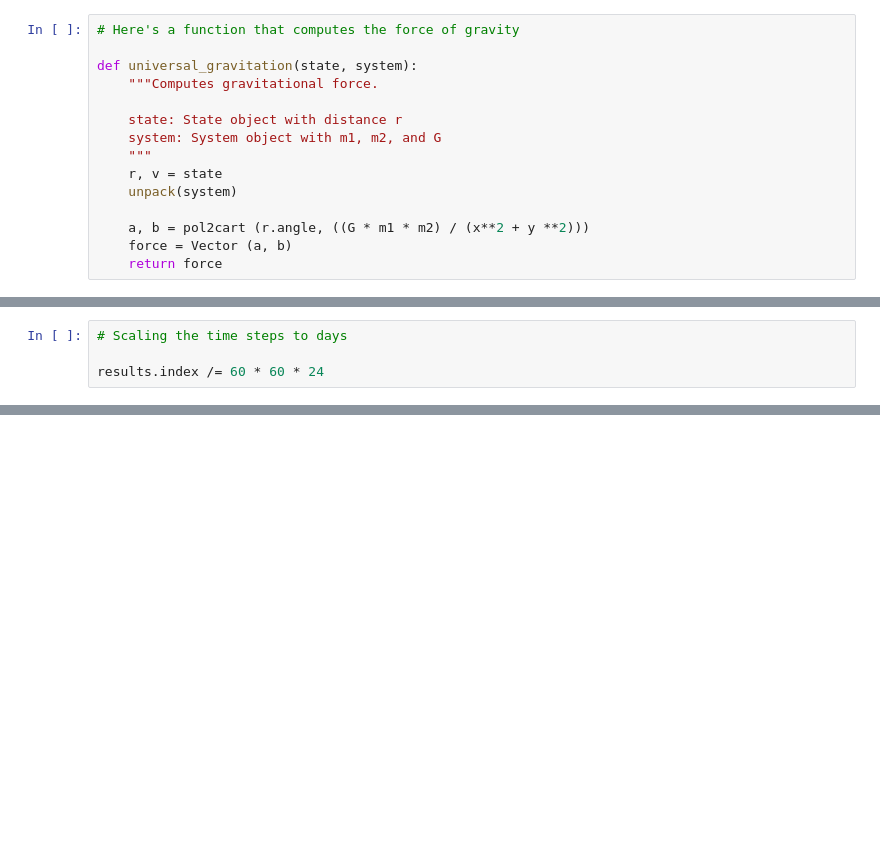
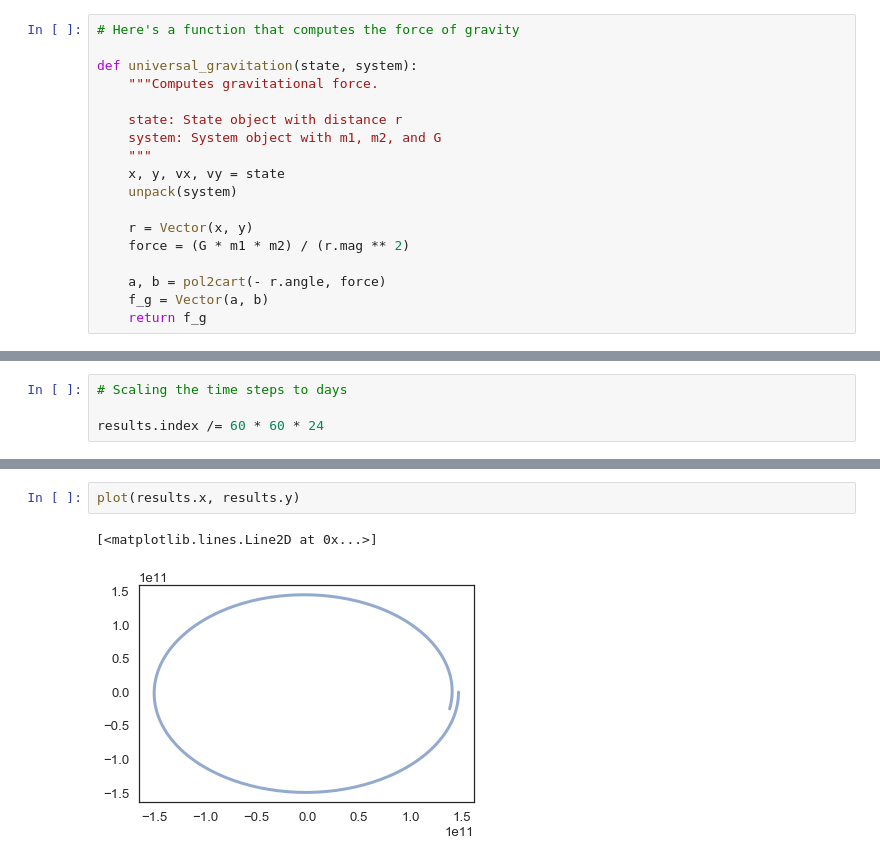
Before and after one commit to sbansal22/ModSimPy, a Jupyter notebook: code/orbit_homework.ipynb, the cells around one changed output, grey strips where cells are left out. Cells and saved outputs as stored; diff of their text form; blank space fills up the shorter version.

```diff
--- a/code/orbit_homework.ipynb
+++ b/code/orbit_homework.ipynb
@@ -77,12 +77,15 @@ def universal_gravitation(state, system):
     state: State object with distance r
     system: System object with m1, m2, and G
     """
-    r, v = state
+    x, y, vx, vy = state
     unpack(system)
 
-    a, b = pol2cart (r.angle, ((G * m1 * m2) / (x**2 + y **2)))
-    force = Vector (a, b)
-    return force
+    r = Vector(x, y)
+    force = (G * m1 * m2) / (r.mag ** 2)
+
+    a, b = pol2cart(- r.angle, force)
+    f_g = Vector(a, b)
+    return f_g
 # %%
 universal_gravitation(init, system)
 # %% [output]
@@ -167,0 +204,5 @@ decorate(xlabel='Time (day)',
+# %%
+plot(results.x, results.y)
+# %% [output]
+[<matplotlib.lines.Line2D at 0x...>]
+[figure, added]
```
Also changed, not shown: parts of 20 cells of this notebook.
